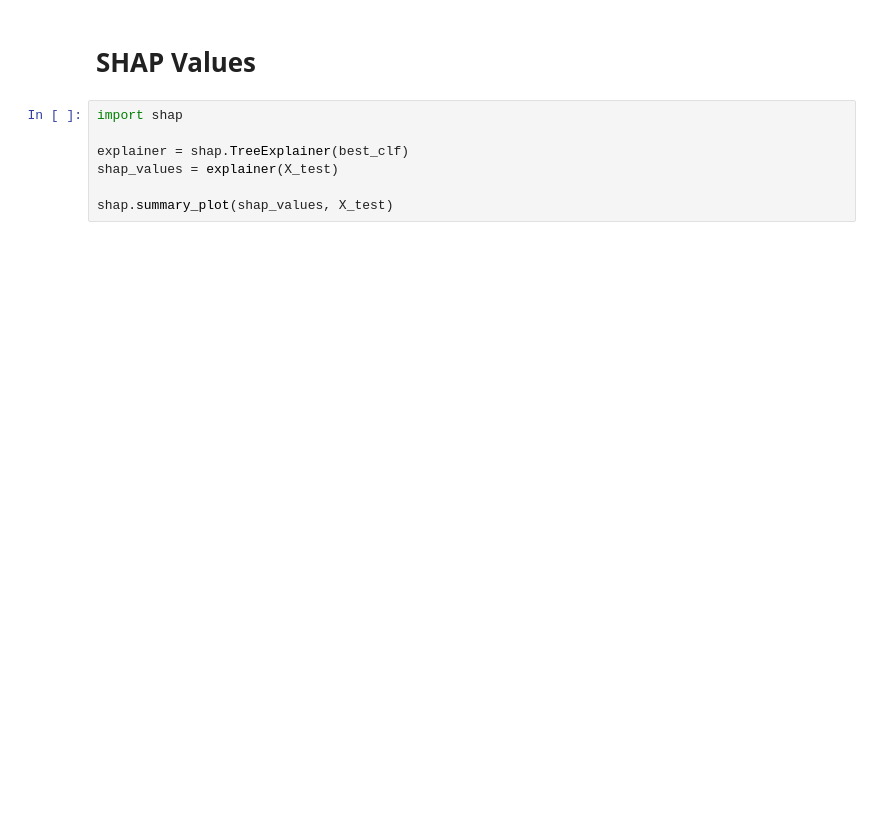
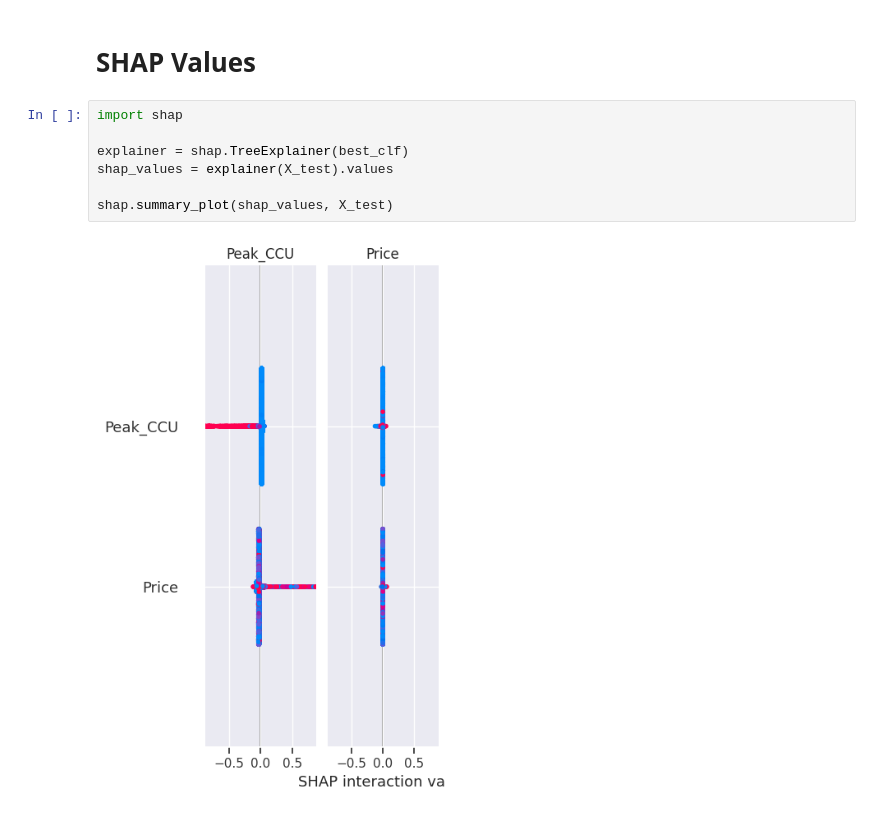
Before and after one commit to zakirangwala/esrb-wizard, a Jupyter notebook: notebooks/classification.ipynb, the cells around one changed output. Drawn from its saved outputs; the diff is of its cells as text; blank space fills up the shorter version.

```diff
--- a/notebooks/classification.ipynb
+++ b/notebooks/classification.ipynb
@@ -1349,7 +1764,9 @@ plt.show()
 # %%
 import shap
 
 explainer = shap.TreeExplainer(best_clf)
-shap_values = explainer(X_test)
+shap_values = explainer(X_test).values
 
 shap.summary_plot(shap_values, X_test)
+# %% [output]
+[figure, added]
```
Also changed, not shown: parts of 33 cells of this notebook.
